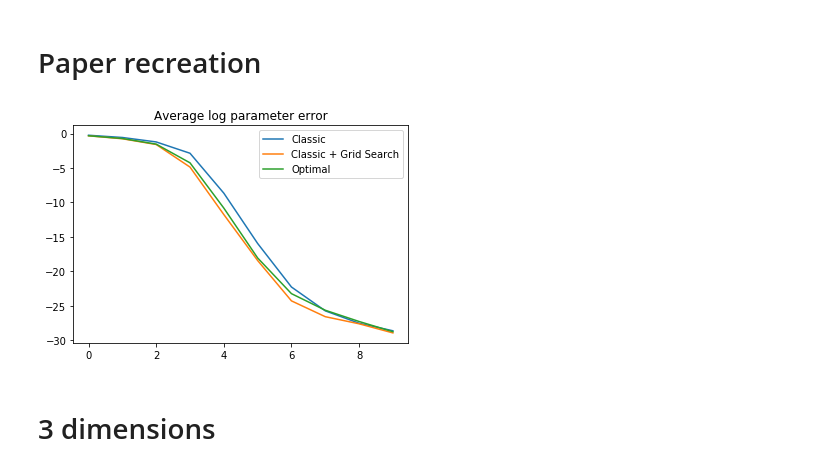
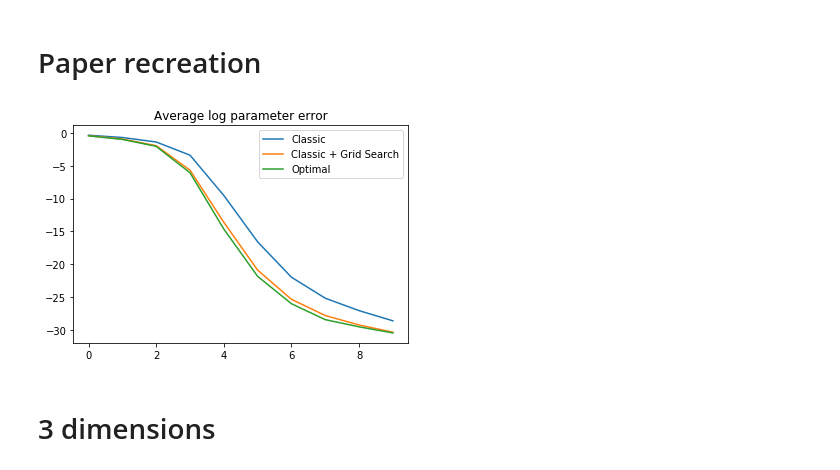
Before and after one commit to ahopen/math-tools-final-project, a Jupyter notebook: experiments_notebook.ipynb, the cells around one changed output. Drawn from its saved outputs; the diff is of its cells as text; code cells hidden in the pictures.

```diff
--- a/experiments_notebook.ipynb
+++ b/experiments_notebook.ipynb
@@ -30,11 +30,11 @@ def plot_grid_for_dim(n_trips, errors, creat_func, n_sims, normalize, n_dim, mea
 # %%
 nd = 10
 cov_mat = np.eye(nd)
-simulate_fits(n_trips = 300, error_size = 0, creation_func = create_nd_data, n_sims = 200,
-              do_normalize = True,
+simulate_fits(n_trips = 300, error_size = 0, creation_func = create_nd_data, n_sims = 1000,
+              do_normalize = False,
               n_dim = nd, mean = np.zeros(nd), cov = cov_mat)
 # %% [output]
-[figure, old version]
+[figure, new version]
 # %% [markdown]
 # 3 dimensions
 # %%
```
Also changed, not shown: 1 other file.
